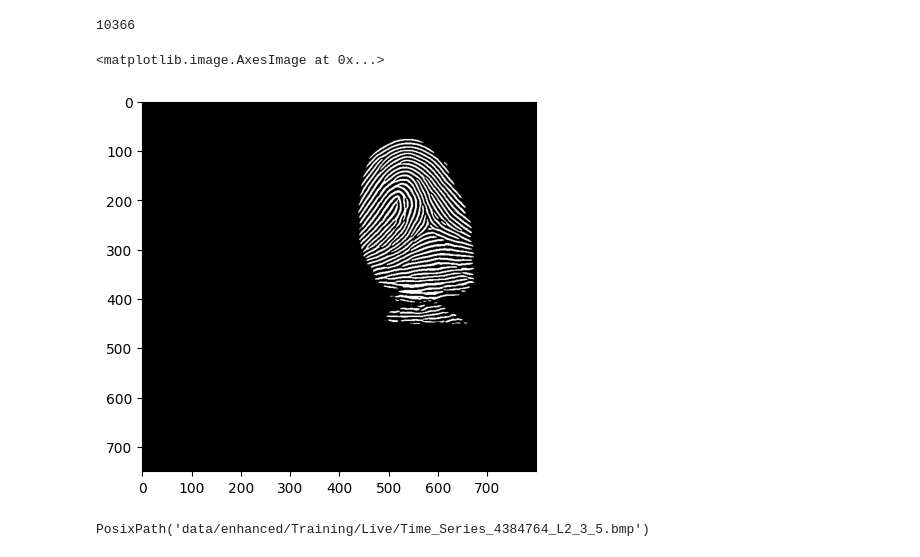
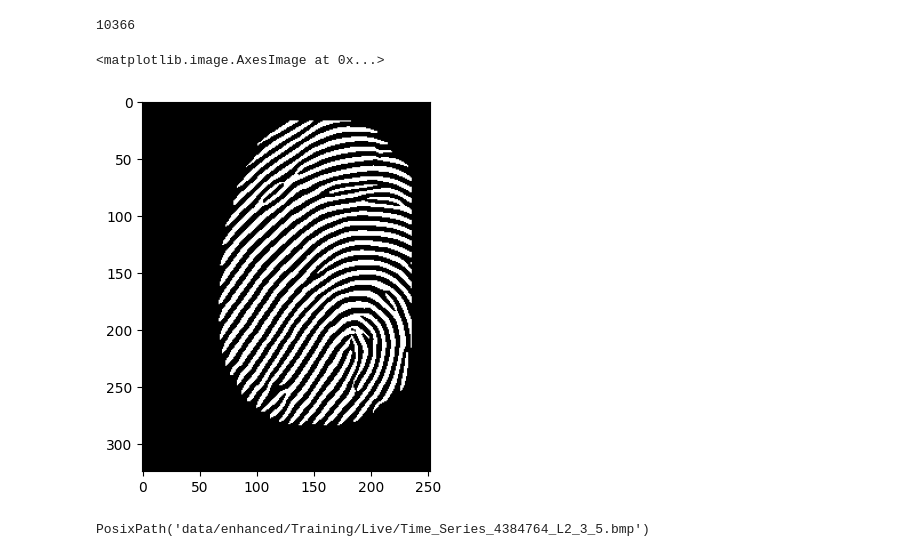
Before and after one commit to atishekk/FLD, a Jupyter notebook: feature_extraction.ipynb, the cells around one changed output. Cells and saved outputs as stored; diff of their text form; code cells hidden in the pictures.

```diff
--- a/feature_extraction.ipynb
+++ b/feature_extraction.ipynb
@@ -15,11 +15,11 @@ len(imgs)
 # %% [output]
 10366
 # %%
-image = np.array(Image.open(imgs[2000]).convert('L'))
+image = np.array(Image.open(imgs[1000]).convert('L'))
 plt.imshow(image, cmap="gray")
 # %% [output]
 <matplotlib.image.AxesImage at 0x...>
-[figure, old version]
+[figure, new version]
 # %%
 imgs[2000]
 # %% [output]
```
Also changed, not shown: parts of 5 cells of this notebook, 1 other file.
